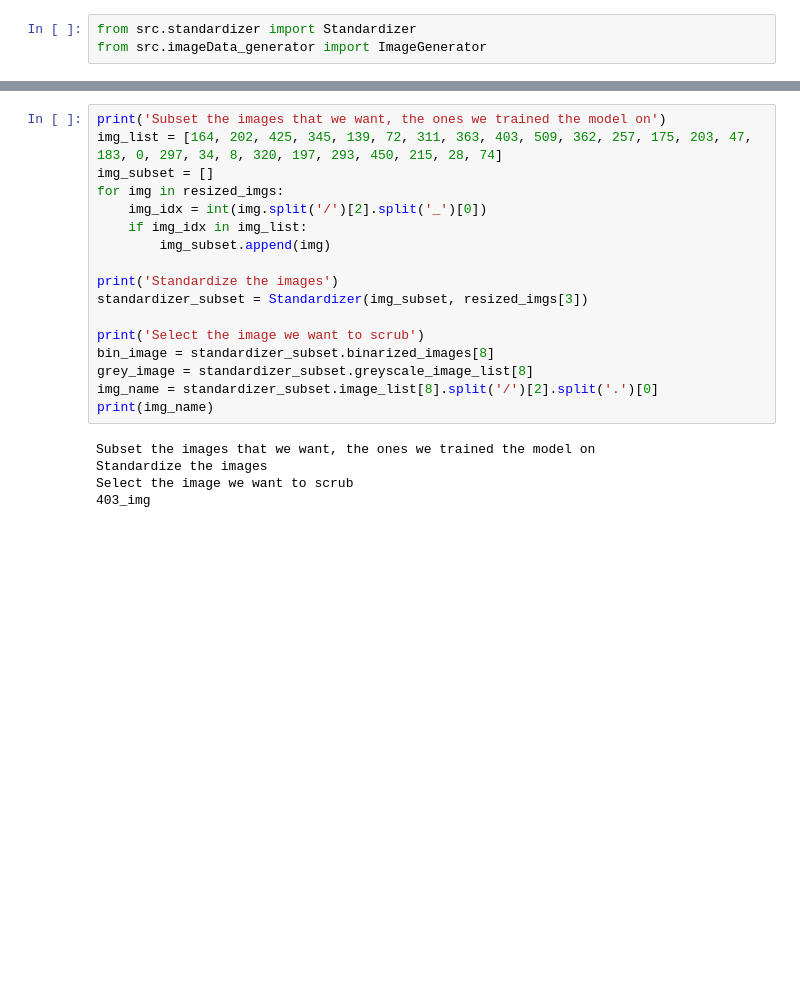
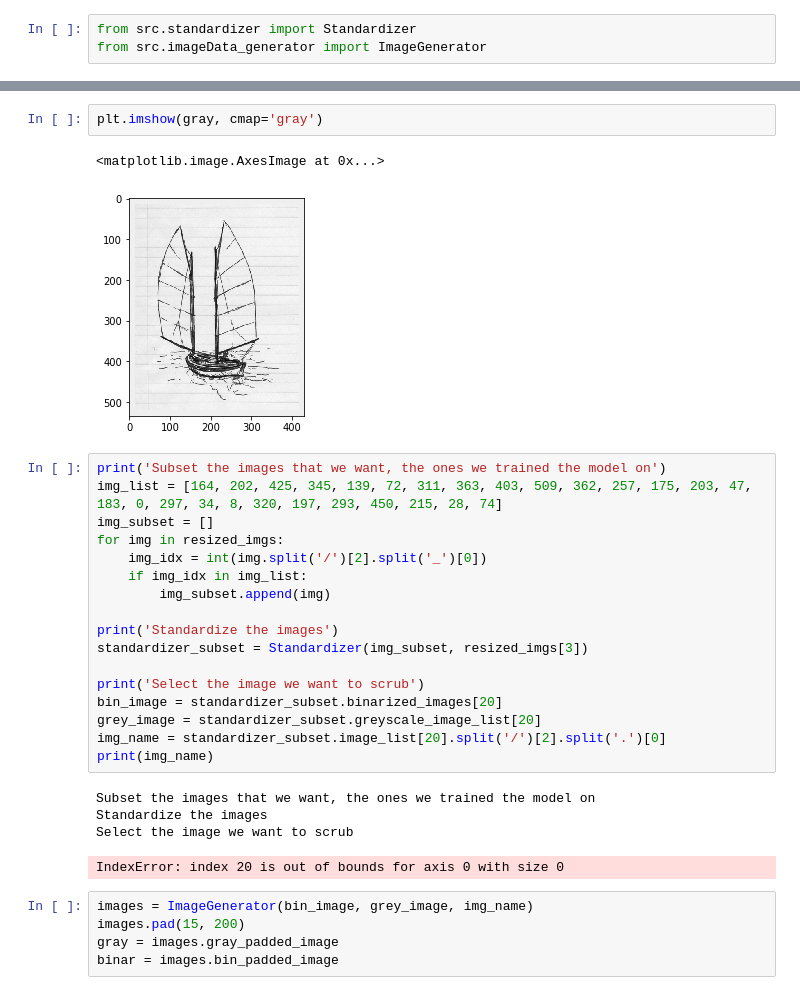
Before and after one commit to reiffd7/line_remover_, a Jupyter notebook: notebooks/CNN_demo.ipynb, the cells around one changed output, grey strips where cells are left out. Saved outputs shown, nothing was run; the diff lists cells and outputs as text; blank space fills up the shorter version.

```diff
--- a/notebooks/CNN_demo.ipynb
+++ b/notebooks/CNN_demo.ipynb
@@ -25,3 +77,8 @@ Loading resized images
+# %%
+plt.imshow(gray, cmap='gray')
+# %% [output]
+<matplotlib.image.AxesImage at 0x...>
+[figure, added]
 # %%
 print('Subset the images that we want, the ones we trained the model on')
 img_list = [164, 202, 425, 345, 139, 72, 311, 363, 403, 509, 362, 257, 175, 203, 47, 183, 0, 297, 34, 8, 320, 197, 293, 450, 215, 28, 74]
@@ -35,12 +92,17 @@ print('Standardize the images')
 standardizer_subset = Standardizer(img_subset, resized_imgs[3])
 
 print('Select the image we want to scrub')
-bin_image = standardizer_subset.binarized_images[8]
-grey_image = standardizer_subset.greyscale_image_list[8]
-img_name = standardizer_subset.image_list[8].split('/')[2].split('.')[0]
+bin_image = standardizer_subset.binarized_images[20]
+grey_image = standardizer_subset.greyscale_image_list[20]
+img_name = standardizer_subset.image_list[20].split('/')[2].split('.')[0]
 print(img_name)
 # %% [output]
 Subset the images that we want, the ones we trained the model on
 Standardize the images
 Select the image we want to scrub
-403_img
+IndexError: index 20 is out of bounds for axis 0 with size 0
+# %%
+images = ImageGenerator(bin_image, grey_image, img_name)
+images.pad(15, 200)
+gray = images.gray_padded_image
+binar = images.bin_padded_image
```
Also changed, not shown: parts of 19 cells of this notebook, 37 other files.
